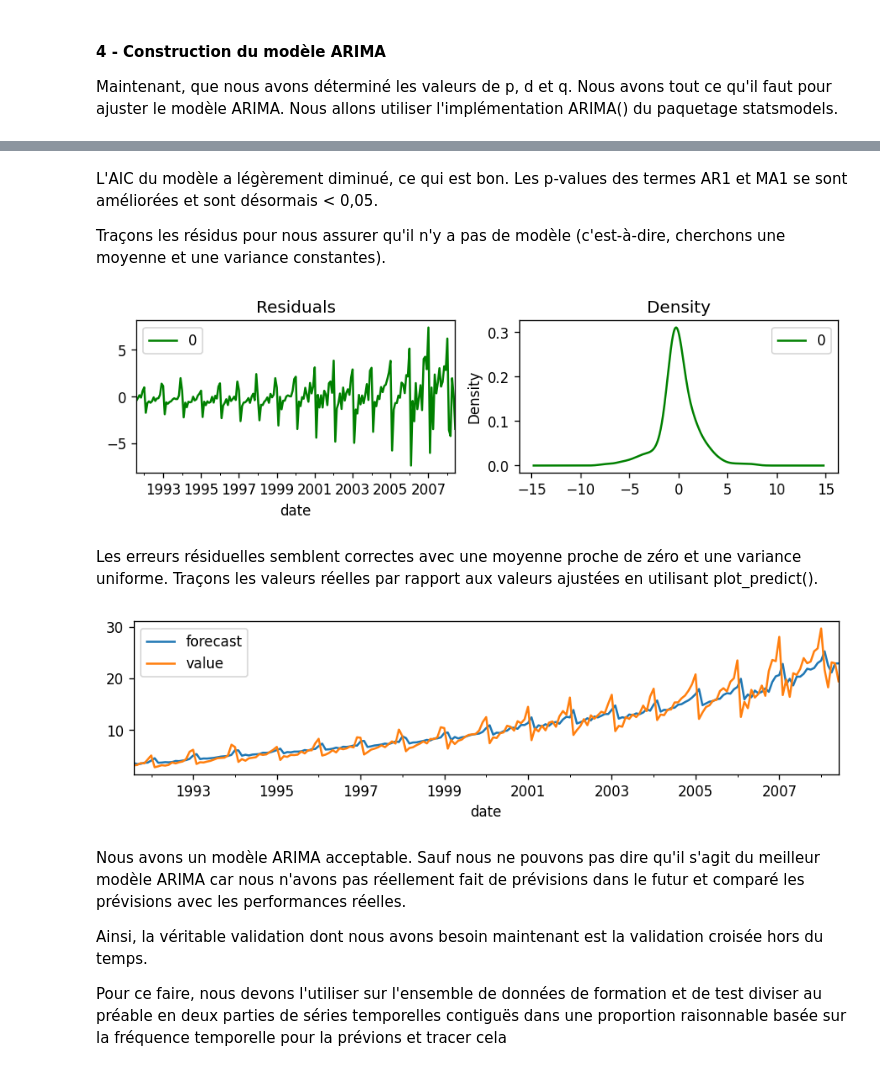
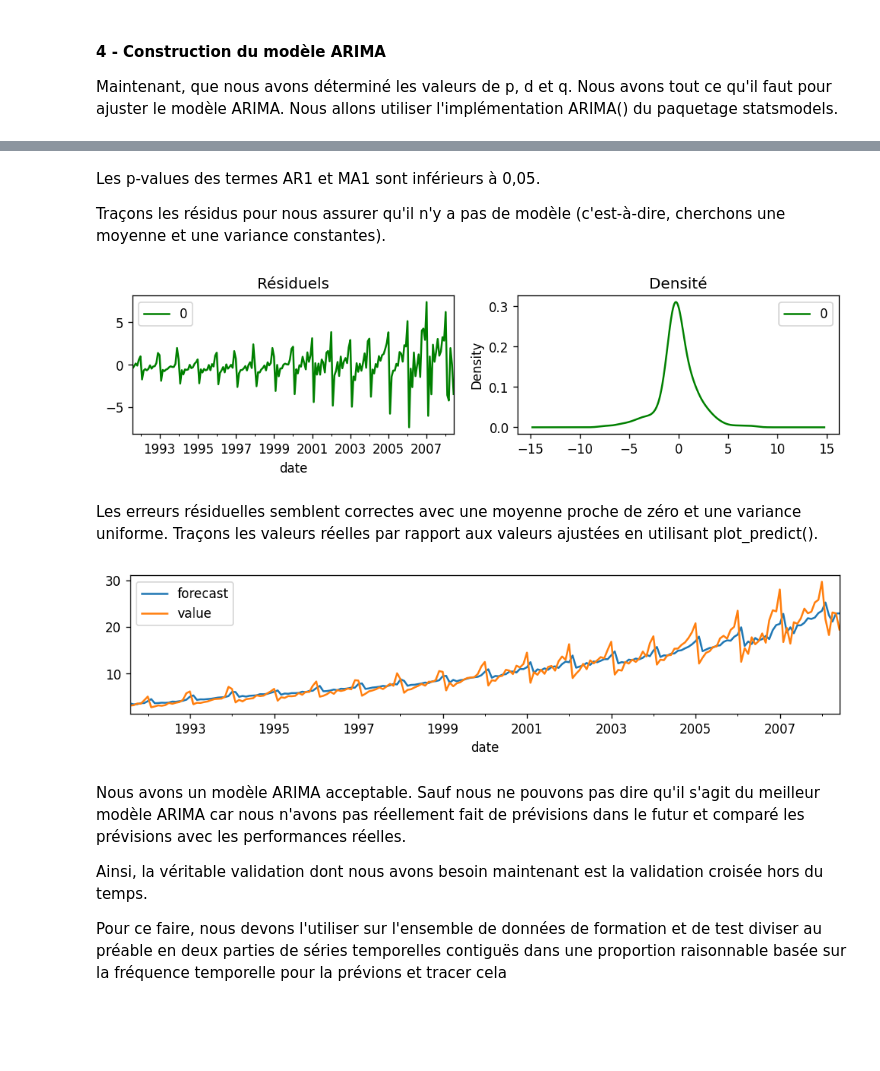
Before and after one commit to asdjimespoir/Time_Series_Projet, a Jupyter notebook: Mini_Projet.ipynb, the cells around one changed output, grey strips where cells are left out. Cells and saved outputs as stored; diff of their text form; code cells hidden in the pictures; blank space fills up the shorter version.

```diff
--- a/Mini_Projet.ipynb
+++ b/Mini_Projet.ipynb
@@ -329,13 +343,13 @@ La série étant toujours non stationnaire passons à au différentiel de deuxi
 # %% [markdown]
 ##### Différentiel de 2nd ordre
 # %%
-plt.rcParams.update({'figure.figsize':(9,2), 'figure.dpi':120})
+plt.rcParams.update({'figure.figsize':(10,2), 'figure.dpi':120})
 
 # Différentiel de 2nd ordre
-fig, axes = plt.subplots(1, 2, sharex=True)
+fig, axes = plt.subplots(1, 2)
 
-axes[0].plot(medoc_df.value.diff().diff()); axes[0].set_title('Différentiel de 2nd ordre')
-plot_acf(medoc_df.value.diff().diff().dropna(), ax=axes[1])
+axes[0].plot(df.diff().diff()); axes[0].set_title('Différentiel de 2nd ordre')
+plot_acf(df.diff().diff().dropna(), ax=axes[1])
 
 plt.show()
 # %% [output]
@@ -356,12 +370,13 @@ L'autocorrélation partielle peut être imaginée comme la corrélation entre la
 L'autocorrélation partielle du retard (k) d'une série est le coefficient de ce retard dans l'équation d'autorégression de Y.
 # %%
 # Plot PACF de la première série différentiée
-plt.rcParams.update({'figure.figsize':(9,2), 'figure.dpi':120})
+plt.rcParams.update({'figure.figsize':(10,2), 'figure.dpi':120})
 
-fig, axes = plt.subplots(1, 2, sharex=True)
-axes[0].plot(medoc_df.value.diff()); axes[0].set_title('Différentiel de 1er ordre')
-axes[1].set(ylim=(0,5))
-plot_pacf(medoc_df.value.diff().dropna(), ax=axes[1])
+fig, axes = plt.subplots(1, 2)
+axes[0].plot(df.diff().diff()); axes[0].set_title('Différentiel de 2nd ordre')
+axes[1].set(ylim=(0,2))
+#ax=axes[1].set_title('Autocorrelation partielle')
+plot_pacf(df.diff().diff().dropna(), ax=axes[1])
 
 plt.show()
 # %% [output]
@@ -379,10 +394,10 @@ Voyons le graphique d'autocorrélation de la série différentiée.
 # %%
-plt.rcParams.update({'figure.figsize':(9,2), 'figure.dpi':120})
+plt.rcParams.update({'figure.figsize':(10,2), 'figure.dpi':120})
 
-fig, axes = plt.subplots(1, 2, sharex=True)
-axes[0].plot(medoc_df.value.diff()); axes[0].set_title('1er différentiel')
+fig, axes = plt.subplots(1, 2)
+axes[0].plot(df.diff().diff()); axes[0].set_title('Différentiel de 2nd ordre')
 axes[1].set(ylim=(0,1.2))
-plot_acf(medoc_df.value.diff().dropna(), ax=axes[1])
+plot_acf(df.diff().diff().dropna(), ax=axes[1])
 
 plt.show()
 # %% [output]
@@ -396,8 +411,8 @@ Maintenant, que nous avons déterminé les valeurs de p, d et q. Nous avons tout
 # %%
 from statsmodels.tsa.arima_model import ARIMA
 # 1,1,2 ARIMA Model
-model = ARIMA(df.value, order=(1,1,2))
-model_fit = model.fit(disp=0)
-print(model_fit.summary().tables[0])
-print(model_fit.summary().tables[1])
+arima_model = ARIMA(df.value, order=(1,1,1))
+armodel_fit = arima_model.fit(disp=0)
+#print(model_fit.summary().tables[0])
+print(armodel_fit.summary().tables[1])
 # %% [output]
@@ -450,24 +426,24 @@ ma.L1.D.value    -0.9164      0.026    -34.915      0.000      -0.968      -0.86
 # %% [markdown]
-L'AIC du modèle a légèrement diminué, ce qui est bon. Les p-values des termes AR1 et MA1 se sont améliorées et sont désormais < 0,05.
+Les p-values des termes AR1 et MA1 sont inférieurs à 0,05.
 
 Traçons les résidus pour nous assurer qu'il n'y a pas de modèle (c'est-à-dire, cherchons une moyenne et une variance constantes).
 # %%
 # Plot residual errors
-residuals = pd.DataFrame(model_fit.resid)
+residuals = pd.DataFrame(armodel_fit.resid)
 fig, ax = plt.subplots(1,2)
-residuals.plot(title="Residuals", color ='g', ax=ax[0])
-residuals.plot(kind='kde', color ='g',title='Density', ax=ax[1])
+residuals.plot(title="Résiduels", color ='g', ax=ax[0])
+residuals.plot(kind='kde', color ='g',title='Densité', ax=ax[1])
 plt.show()
 # %% [output]
-[figure, old version]
+[figure, new version]
 # %% [markdown]
 Les erreurs résiduelles semblent correctes avec une moyenne proche de zéro et une variance uniforme. Traçons les valeurs réelles par rapport aux valeurs ajustées en utilisant plot_predict().
 # %%
 # Réel vs ajusté
-model_fit.plot_predict(dynamic=False)
+armodel_fit.plot_predict(dynamic=False)
 plt.show()
 # %% [output]
-[figure, old version]
+[figure, new version]
 # %% [markdown]
 Nous avons un modèle ARIMA acceptable. Sauf nous ne pouvons pas dire qu'il s'agit du meilleur modèle ARIMA car nous n'avons pas réellement fait de prévisions dans le futur et comparé les prévisions avec les performances réelles.
 
```
Also changed, not shown: parts of 62 cells of this notebook.
